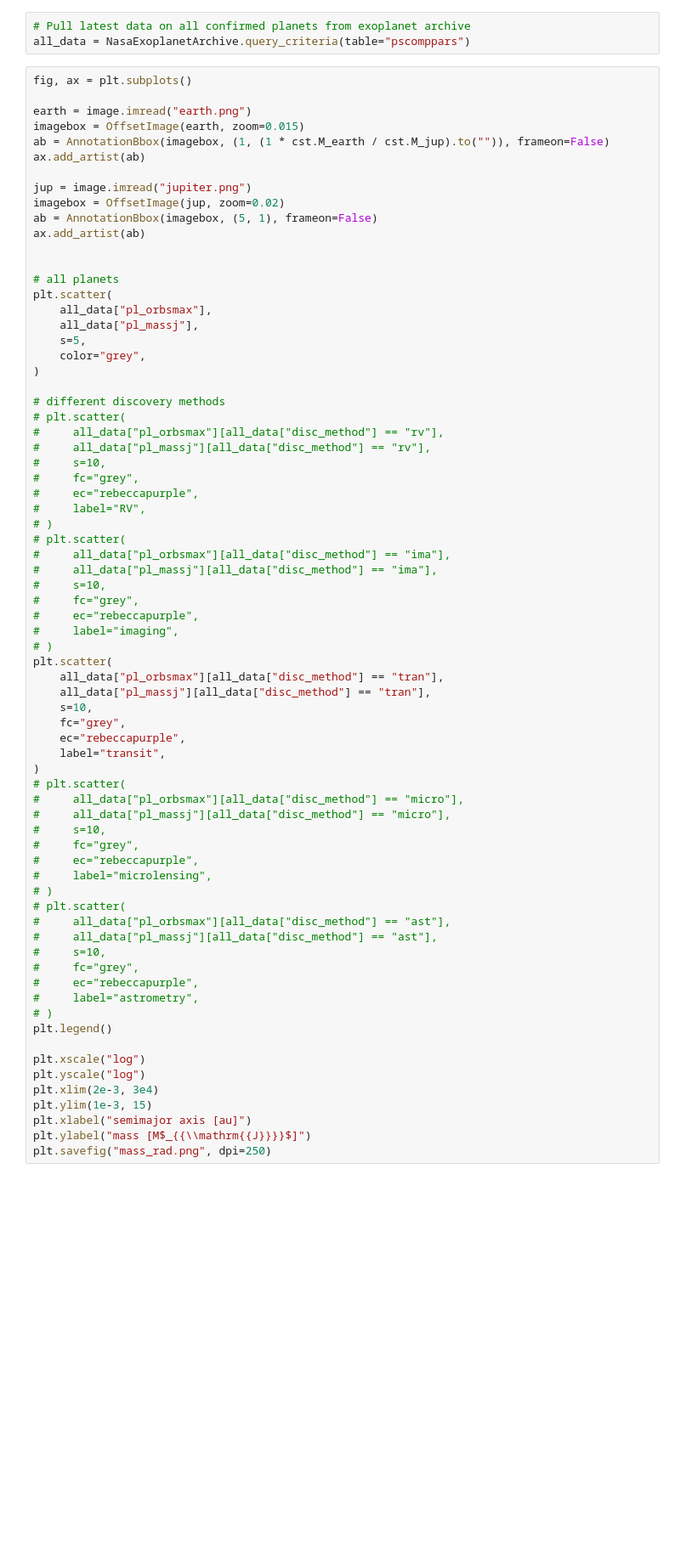
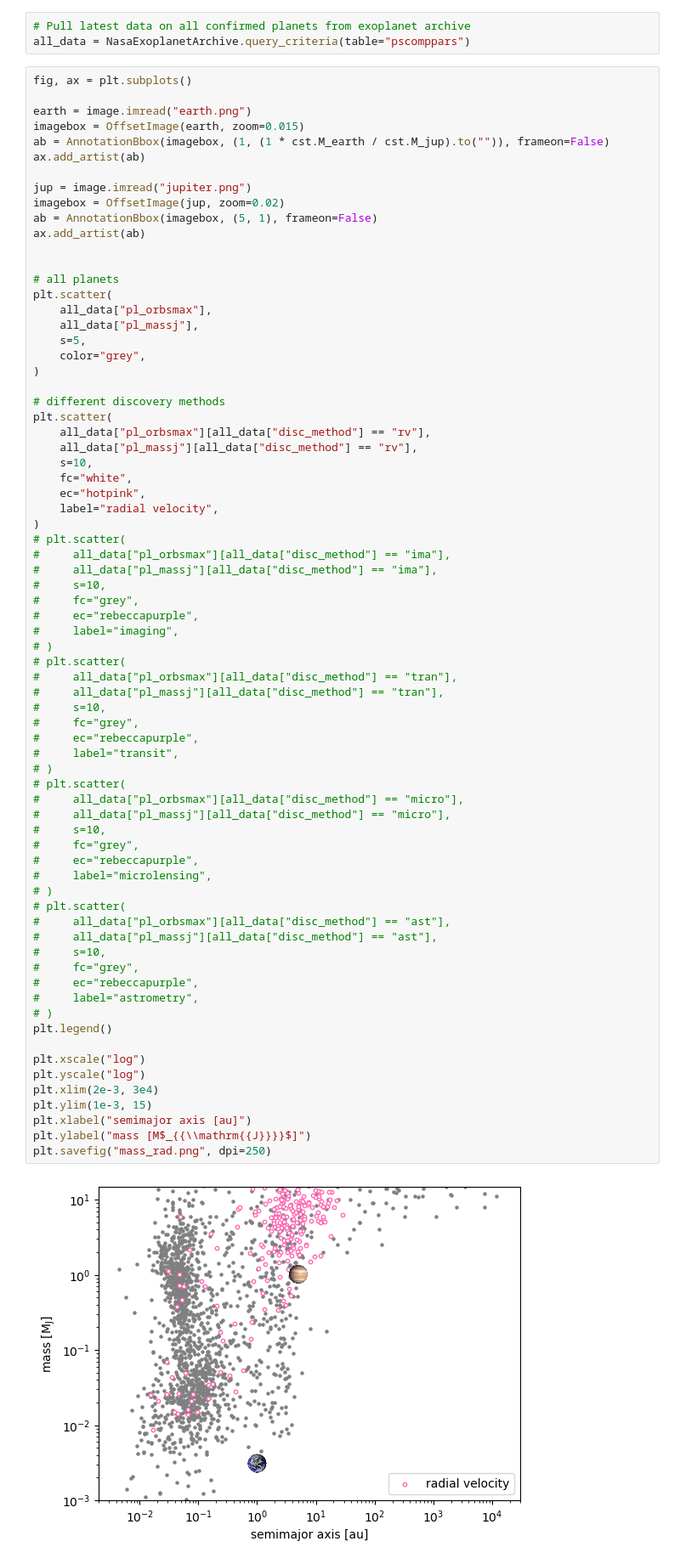
Before and after one commit to quintoon/visualizations, a Jupyter notebook: 3D_demographics/make_plots.ipynb, the cells around one changed output. Shown at 85% size. Cells and saved outputs as stored; diff of their text form; blank space fills up the shorter version.

Commit message:
tweak 3d projection plots

```diff
--- a/3D_demographics/make_plots.ipynb
+++ b/3D_demographics/make_plots.ipynb
@@ -33,53 +36,55 @@ plt.scatter(
 )
 
 # different discovery methods
-# plt.scatter(
-#     all_data["pl_orbsmax"][all_data["disc_method"] == "rv"],
-#     all_data["pl_massj"][all_data["disc_method"] == "rv"],
-#     s=10,
-#     fc="grey",
-#     ec="rebeccapurple",
-#     label="RV",
-# )
+plt.scatter(
+    all_data["pl_orbsmax"][all_data["disc_method"] == "rv"],
+    all_data["pl_massj"][all_data["disc_method"] == "rv"],
+    s=10,
+    fc="white",
+    ec="hotpink",
+    label="radial velocity",
+)
 # plt.scatter(
 #     all_data["pl_orbsmax"][all_data["disc_method"] == "ima"],
 #     all_data["pl_massj"][all_data["disc_method"] == "ima"],
 #     s=10,
 #     fc="grey",
 #     ec="rebeccapurple",
 #     label="imaging",
 # )
-plt.scatter(
-    all_data["pl_orbsmax"][all_data["disc_method"] == "tran"],
-    all_data["pl_massj"][all_data["disc_method"] == "tran"],
-    s=10,
-    fc="grey",
-    ec="rebeccapurple",
-    label="transit",
-)
+# plt.scatter(
+#     all_data["pl_orbsmax"][all_data["disc_method"] == "tran"],
+#     all_data["pl_massj"][all_data["disc_method"] == "tran"],
+#     s=10,
+#     fc="grey",
+#     ec="rebeccapurple",
+#     label="transit",
+# )
 # plt.scatter(
 #     all_data["pl_orbsmax"][all_data["disc_method"] == "micro"],
 #     all_data["pl_massj"][all_data["disc_method"] == "micro"],
 #     s=10,
 #     fc="grey",
 #     ec="rebeccapurple",
 #     label="microlensing",
 # )
 # plt.scatter(
 #     all_data["pl_orbsmax"][all_data["disc_method"] == "ast"],
 #     all_data["pl_massj"][all_data["disc_method"] == "ast"],
 #     s=10,
 #     fc="grey",
 #     ec="rebeccapurple",
 #     label="astrometry",
 # )
 plt.legend()
 
 plt.xscale("log")
 plt.yscale("log")
 plt.xlim(2e-3, 3e4)
 plt.ylim(1e-3, 15)
 plt.xlabel("semimajor axis [au]")
 plt.ylabel("mass [M$_{{\\mathrm{{J}}}}$]")
 plt.savefig("mass_rad.png", dpi=250)
+# %% [output]
+[figure, added]
 # %%
```
Also changed, not shown: parts of 2 cells of this notebook, 2 other files.
